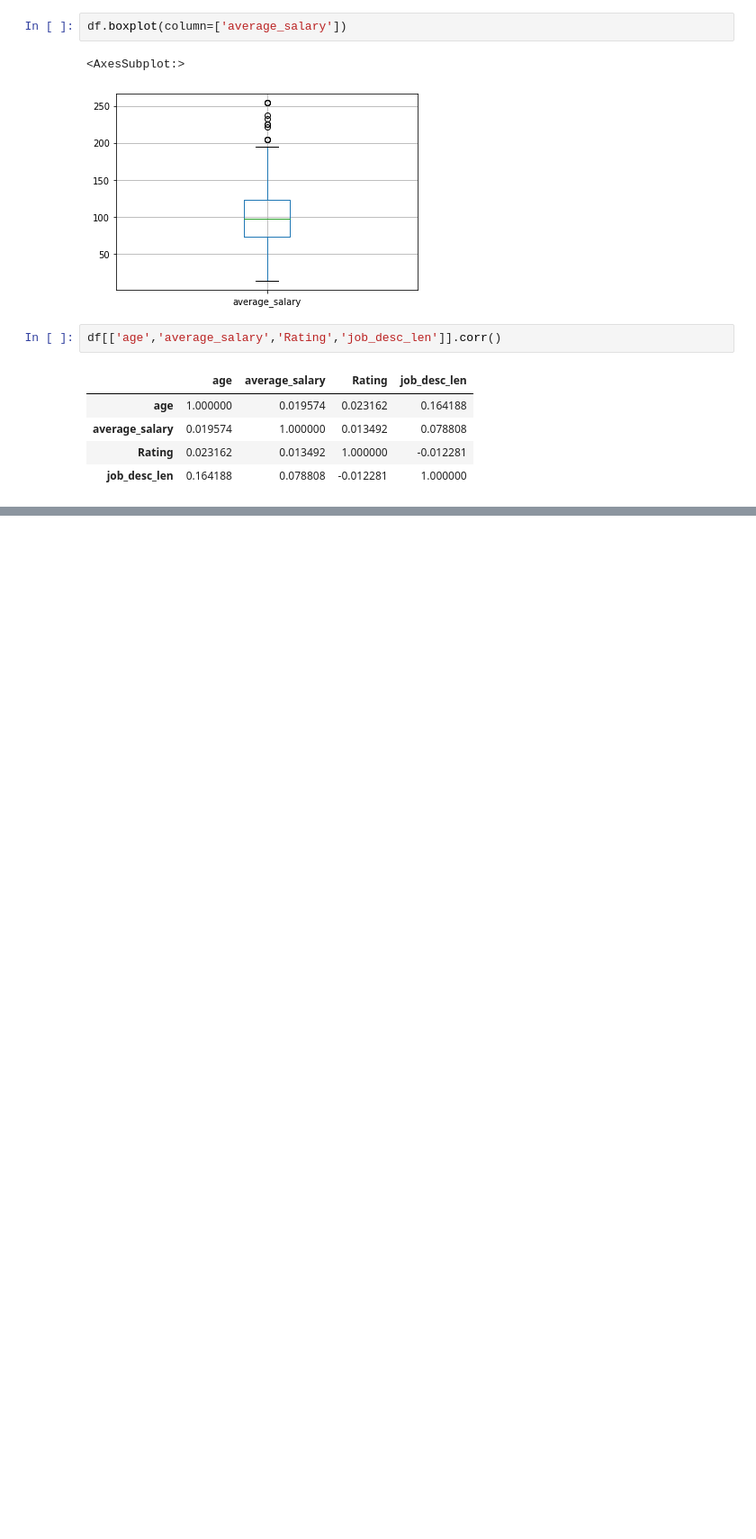
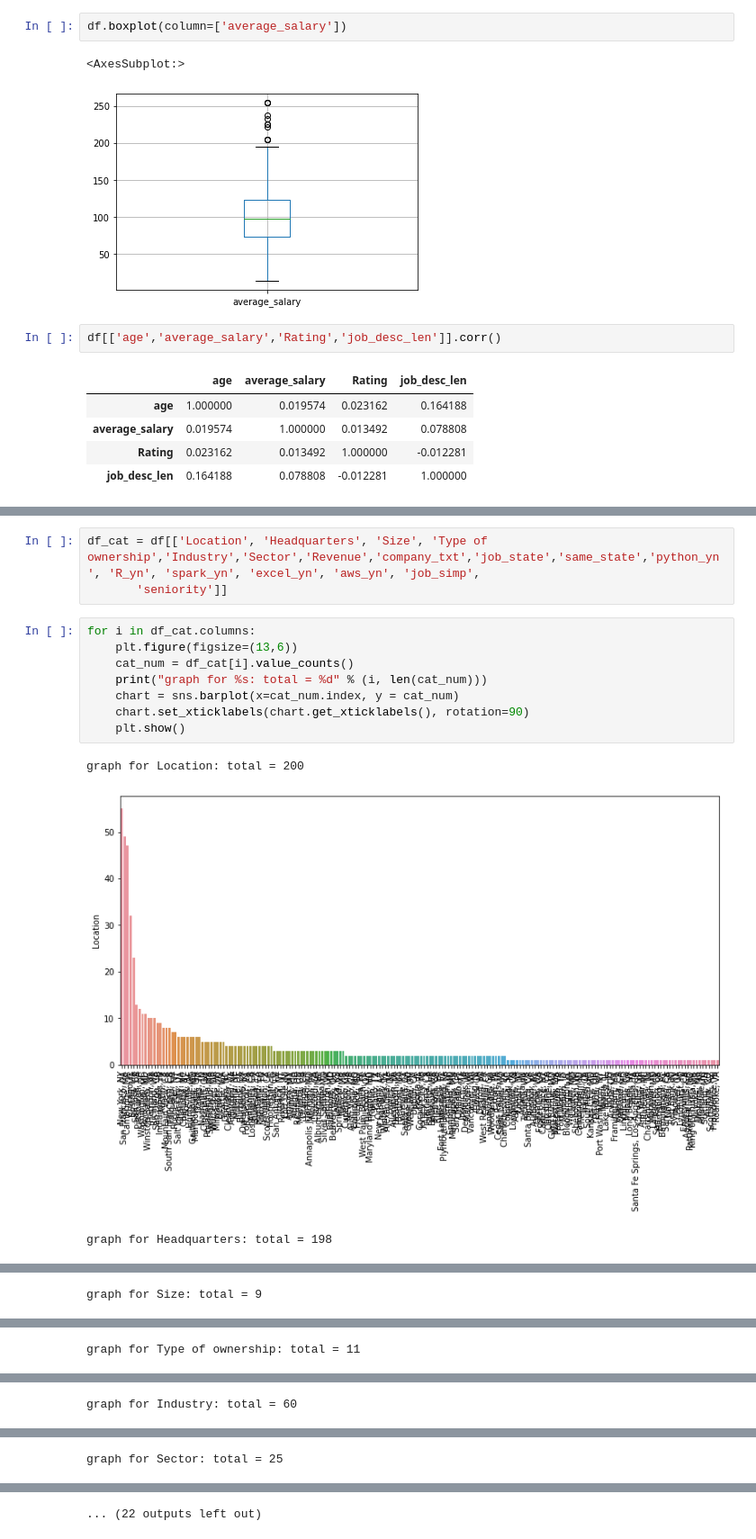
Before and after one commit to vaishnav22/glassdoor_dataScience, a Jupyter notebook: EDA.ipynb, the cells around one changed output, grey strips where cells are left out. Shown at 90% size. Drawn from its saved outputs; the diff is of its cells as text; blank space fills up the shorter version.

```diff
--- a/EDA.ipynb
+++ b/EDA.ipynb
@@ -296,0 +308,15 @@ df[['age','average_salary','Rating','job_desc_len']].corr()
+# %%
+df_cat = df[['Location', 'Headquarters', 'Size', 'Type of ownership','Industry','Sector','Revenue','company_txt','job_state','same_state','python_yn', 'R_yn', 'spark_yn', 'excel_yn', 'aws_yn', 'job_simp',
+       'seniority']]
+# %%
+for i in df_cat.columns:
+    plt.figure(figsize=(13,6))
+    cat_num = df_cat[i].value_counts()
+    print("graph for %s: total = %d" % (i, len(cat_num)))
+    chart = sns.barplot(x=cat_num.index, y = cat_num)
+    chart.set_xticklabels(chart.get_xticklabels(), rotation=90)
+    plt.show()
+# %% [output]
+graph for Location: total = 200
+[figure, added]
+graph for Headquarters: total = 198
@@ -296,0 +324 @@ df[['age','average_salary','Rating','job_desc_len']].corr()
+graph for Size: total = 9
@@ -296,0 +326 @@ df[['age','average_salary','Rating','job_desc_len']].corr()
+graph for Type of ownership: total = 11
@@ -296,0 +328 @@ df[['age','average_salary','Rating','job_desc_len']].corr()
+graph for Industry: total = 60
@@ -296,0 +330 @@ df[['age','average_salary','Rating','job_desc_len']].corr()
+graph for Sector: total = 25
@@ -296,0 +332 @@ df[['age','average_salary','Rating','job_desc_len']].corr()
+... (22 outputs left out)
```
Also changed, not shown: parts of 20 cells of this notebook.
